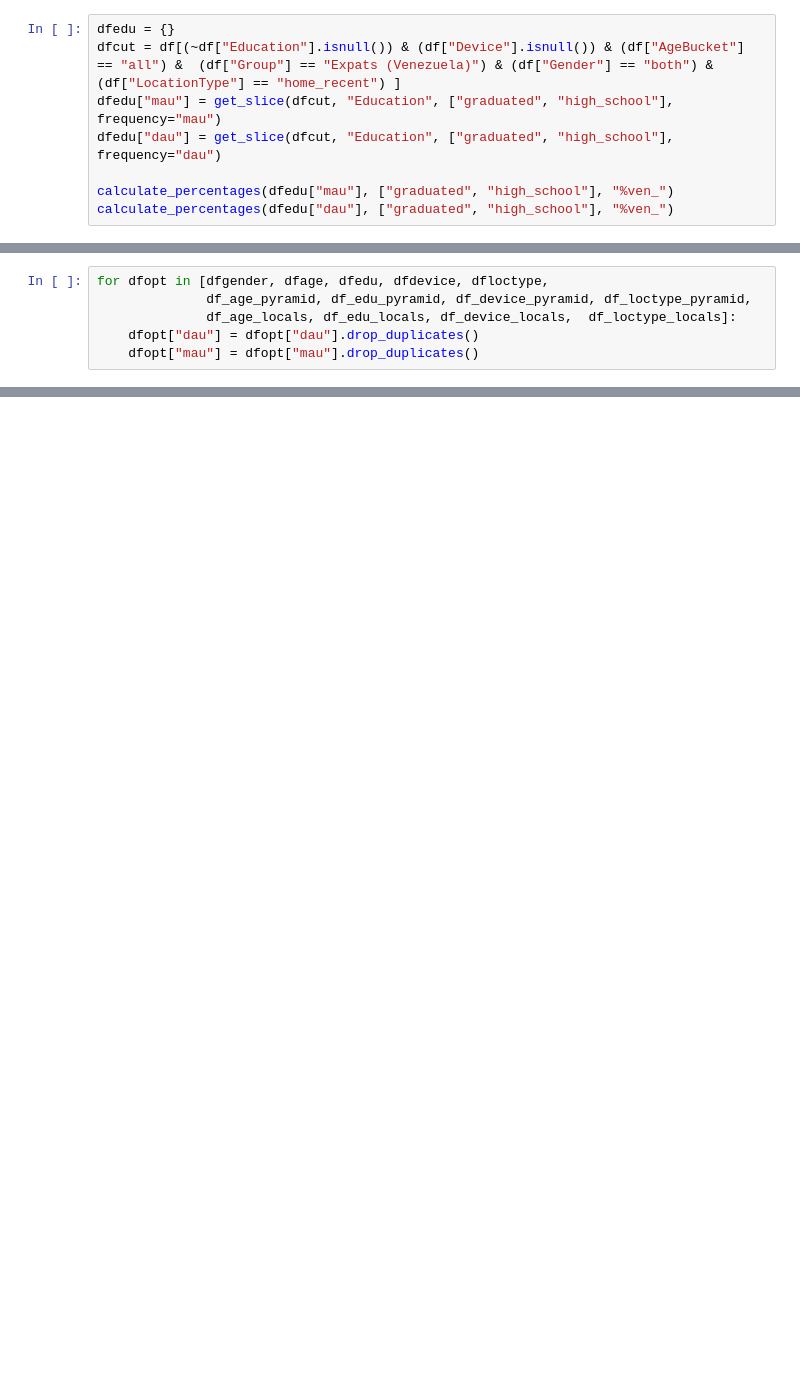
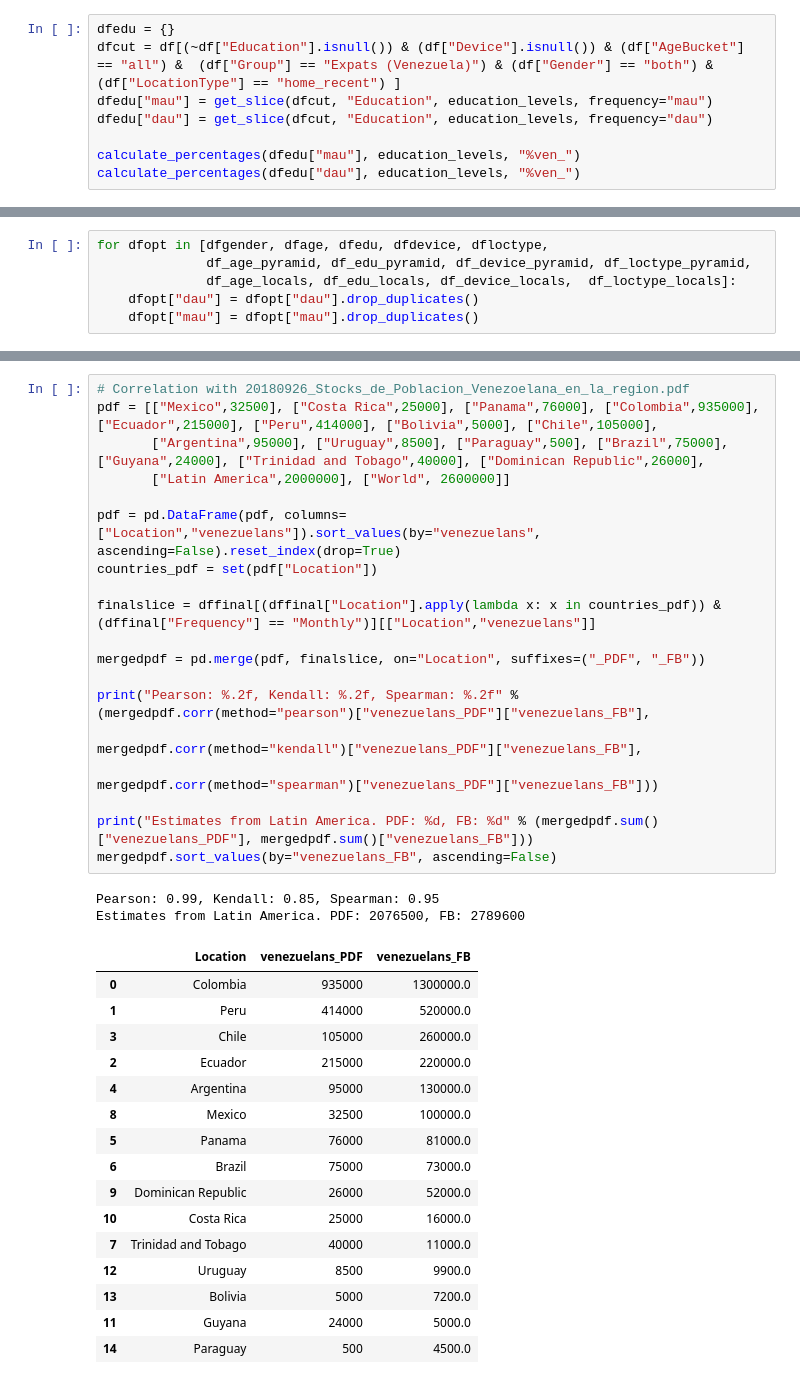
Before and after one commit to joaopalotti/venezuela_migration, a Jupyter notebook: looking_at_colombia.ipynb, the cells around one changed output, grey strips where cells are left out. Saved outputs shown, nothing was run; the diff lists cells and outputs as text; blank space fills up the shorter version.

```diff
--- a/looking_at_colombia.ipynb
+++ b/looking_at_colombia.ipynb
@@ -352,11 +269,11 @@ for col in ["iOS","Android","Other"]:
 # %%
 dfedu = {}
 dfcut = df[(~df["Education"].isnull()) & (df["Device"].isnull()) & (df["AgeBucket"] == "all") &  (df["Group"] == "Expats (Venezuela)") & (df["Gender"] == "both") & (df["LocationType"] == "home_recent") ]
-dfedu["mau"] = get_slice(dfcut, "Education", ["graduated", "high_school"], frequency="mau")
-dfedu["dau"] = get_slice(dfcut, "Education", ["graduated", "high_school"], frequency="dau")
+dfedu["mau"] = get_slice(dfcut, "Education", education_levels, frequency="mau")
+dfedu["dau"] = get_slice(dfcut, "Education", education_levels, frequency="dau")
 
-calculate_percentages(dfedu["mau"], ["graduated", "high_school"], "%ven_")
-calculate_percentages(dfedu["dau"], ["graduated", "high_school"], "%ven_")
+calculate_percentages(dfedu["mau"], education_levels, "%ven_")
+calculate_percentages(dfedu["dau"], education_levels, "%ven_")
 # %%
 df_edu_pyramid = {}
 dfcut_man = df[(~df["Education"].isnull()) & (df["Gender"] == "man") & (df["AgeBucket"] == "all") & (df["Device"].isnull()) &  (df["Group"] == "Expats (Venezuela)") & (df["LocationType"] == "home_recent") ]
@@ -473,0 +409,38 @@ dffinal.to_csv("merged_07_14.csv", index=False)
+# %%
+# Correlation with 20180926_Stocks_de_Poblacion_Venezoelana_en_la_region.pdf
+pdf = [["Mexico",32500], ["Costa Rica",25000], ["Panama",76000], ["Colombia",935000], ["Ecuador",215000], ["Peru",414000], ["Bolivia",5000], ["Chile",105000],
+       ["Argentina",95000], ["Uruguay",8500], ["Paraguay",500], ["Brazil",75000], ["Guyana",24000], ["Trinidad and Tobago",40000], ["Dominican Republic",26000],
+       ["Latin America",2000000], ["World", 2600000]]
+
+pdf = pd.DataFrame(pdf, columns=["Location","venezuelans"]).sort_values(by="venezuelans", ascending=False).reset_index(drop=True)
+countries_pdf = set(pdf["Location"])
+
+finalslice = dffinal[(dffinal["Location"].apply(lambda x: x in countries_pdf)) & (dffinal["Frequency"] == "Monthly")][["Location","venezuelans"]]
+
+mergedpdf = pd.merge(pdf, finalslice, on="Location", suffixes=("_PDF", "_FB"))
+
+print("Pearson: %.2f, Kendall: %.2f, Spearman: %.2f" % (mergedpdf.corr(method="pearson")["venezuelans_PDF"]["venezuelans_FB"],
+                                                        mergedpdf.corr(method="kendall")["venezuelans_PDF"]["venezuelans_FB"],
+                                                        mergedpdf.corr(method="spearman")["venezuelans_PDF"]["venezuelans_FB"]))
+
+print("Estimates from Latin America. PDF: %d, FB: %d" % (mergedpdf.sum()["venezuelans_PDF"], mergedpdf.sum()["venezuelans_FB"]))
+mergedpdf.sort_values(by="venezuelans_FB", ascending=False)
+# %% [output]
+Pearson: 0.99, Kendall: 0.85, Spearman: 0.95
+Estimates from Latin America. PDF: 2076500, FB: 2789600
+|  | Location | venezuelans_PDF | venezuelans_FB |
+| 0 | Colombia | 935000 | 1300000.0 |
+| 1 | Peru | 414000 | 520000.0 |
+| 3 | Chile | 105000 | 260000.0 |
+| 2 | Ecuador | 215000 | 220000.0 |
+| 4 | Argentina | 95000 | 130000.0 |
+| 8 | Mexico | 32500 | 100000.0 |
+| 5 | Panama | 76000 | 81000.0 |
+| 6 | Brazil | 75000 | 73000.0 |
+| 9 | Dominican Republic | 26000 | 52000.0 |
+| 10 | Costa Rica | 25000 | 16000.0 |
+| 7 | Trinidad and Tobago | 40000 | 11000.0 |
+| 12 | Uruguay | 8500 | 9900.0 |
+| 13 | Bolivia | 5000 | 7200.0 |
+| 11 | Guyana | 24000 | 5000.0 |
+| 14 | Paraguay | 500 | 4500.0 |
```
Also changed, not shown: parts of 13 cells of this notebook.
